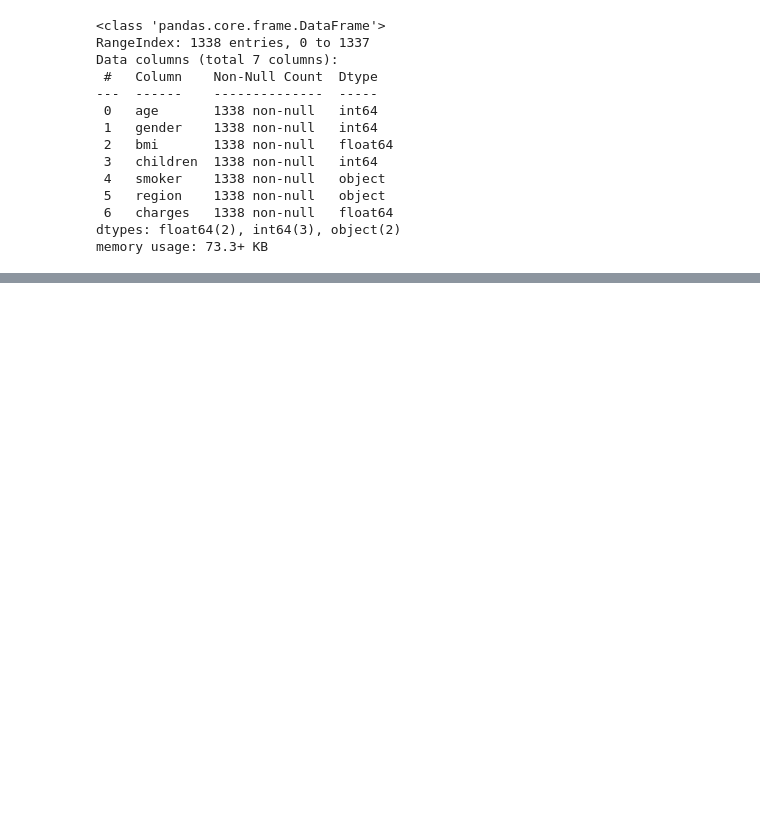
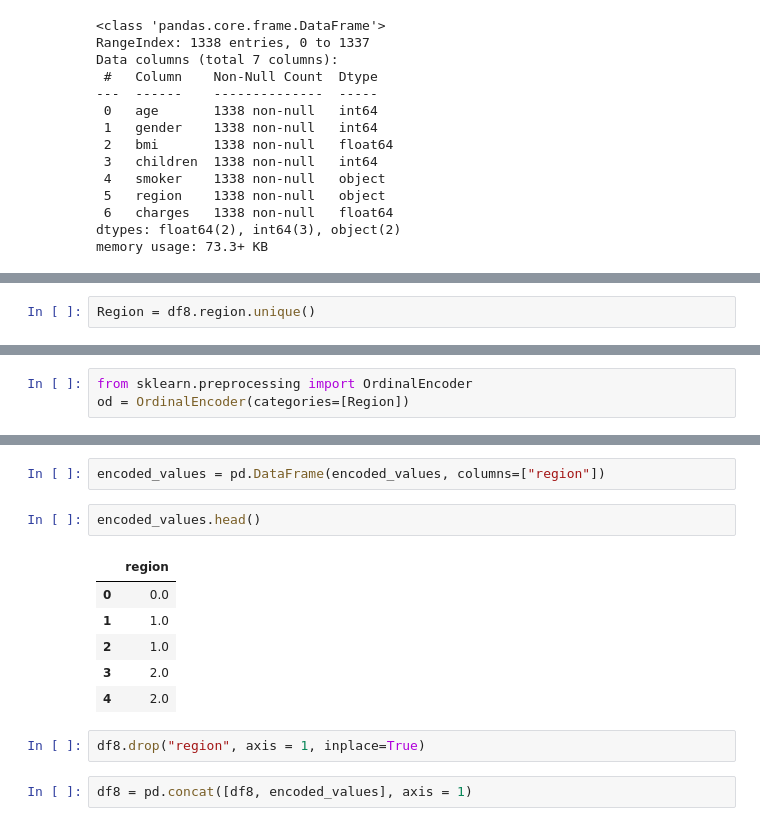
Before and after one commit to Dipto755/Introduction-to-Machine-Learning, a Jupyter notebook: Assignment 2/Assignment 2.ipynb, the cells around one changed output, grey strips where cells are left out. Drawn from its saved outputs; the diff is of its cells as text; blank space fills up the shorter version.

```diff
--- a/Assignment 2/Assignment 2.ipynb
+++ b/Assignment 2/Assignment 2.ipynb
@@ -316,0 +391,2 @@ df4.head()
+# %%
+Region = df8.region.unique()
@@ -316,0 +397,3 @@ df4.head()
+# %%
+from sklearn.preprocessing import OrdinalEncoder
+od = OrdinalEncoder(categories=[Region])
@@ -316,0 +412,15 @@ df4.head()
+# %%
+encoded_values = pd.DataFrame(encoded_values, columns=["region"])
+# %%
+encoded_values.head()
+# %% [output]
+|  | region |
+| 0 | 0.0 |
+| 1 | 1.0 |
+| 2 | 1.0 |
+| 3 | 2.0 |
+| 4 | 2.0 |
+# %%
+df8.drop("region", axis = 1, inplace=True)
+# %%
+df8 = pd.concat([df8, encoded_values], axis = 1)
```
Also changed, not shown: parts of 54 cells of this notebook.
